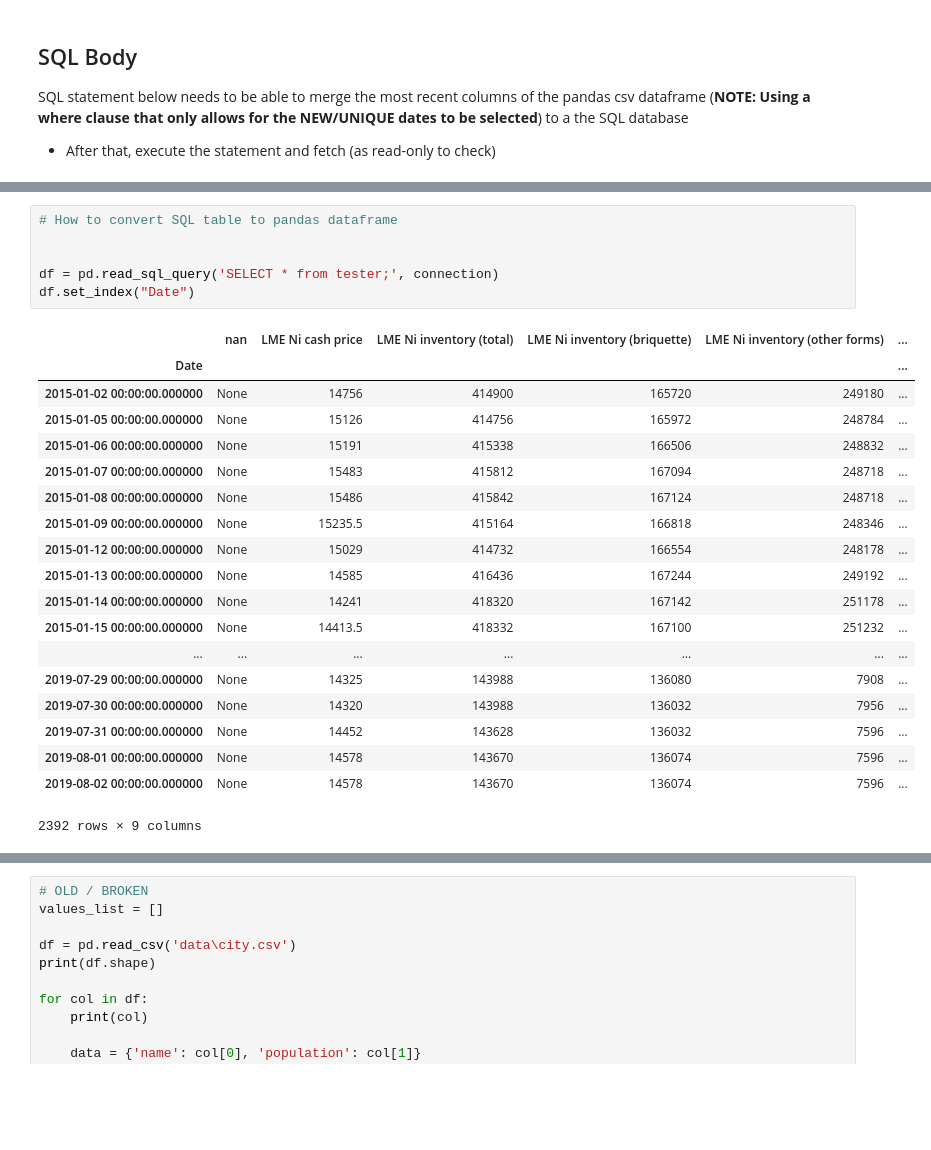
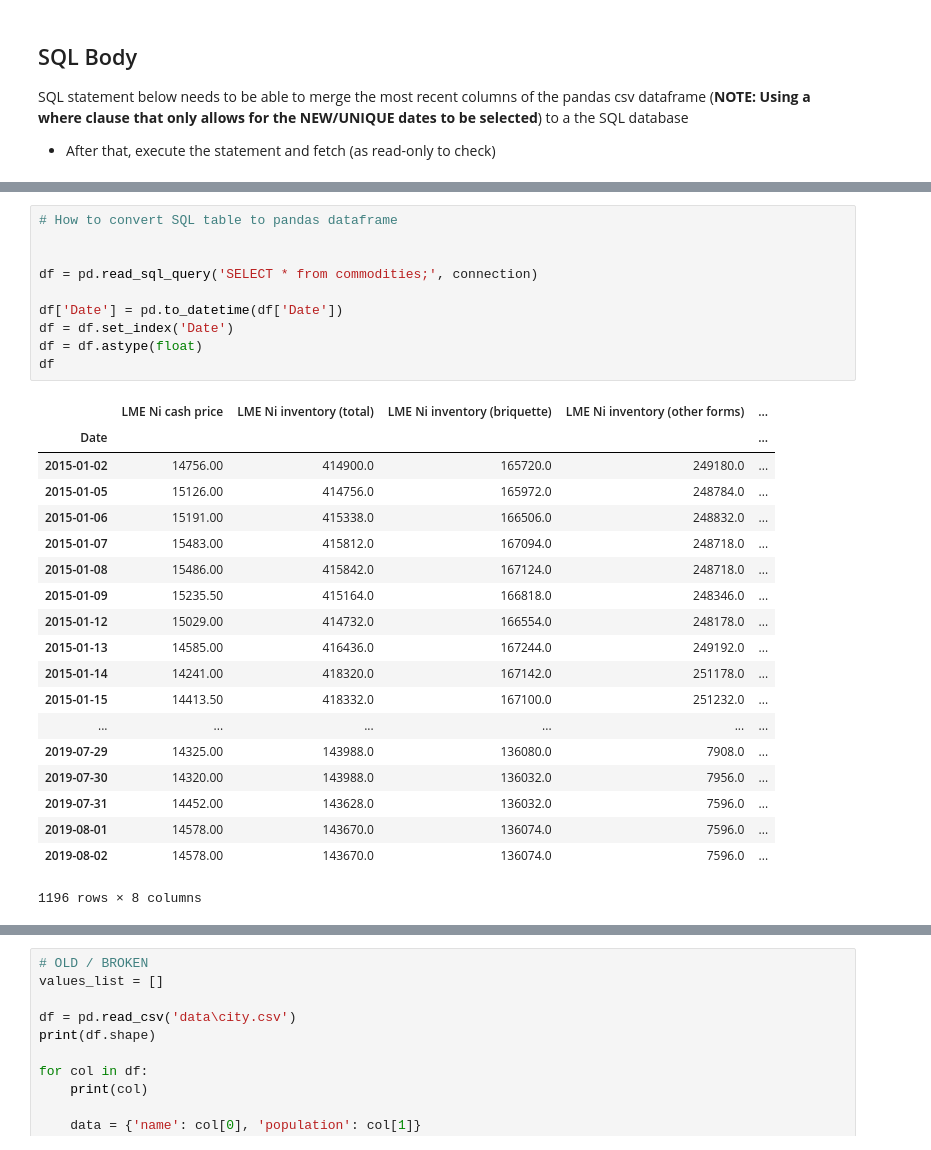
Before and after one commit to chiemiko/metals-research, a Jupyter notebook: SQLite3 Practice.ipynb, the cells around one changed output, grey strips where cells are left out. Drawn from its saved outputs; the diff is of its cells as text; blank space fills up the shorter version.

```diff
--- a/SQLite3 Practice.ipynb
+++ b/SQLite3 Practice.ipynb
@@ -175,26 +161,30 @@ print(engine.table_names())
 # %%
 # How to convert SQL table to pandas dataframe
 
 
-df = pd.read_sql_query('SELECT * from tester;', connection)
-df.set_index("Date")
+df = pd.read_sql_query('SELECT * from commodities;', connection)
+
+df['Date'] = pd.to_datetime(df['Date'])
+df = df.set_index('Date')
+df = df.astype(float)
+df
 # %% [output]
-|  | nan | LME Ni cash price | LME Ni inventory (total) | LME Ni inventory (briquette) | LME Ni inventory (other forms) | ... |
-| Date |  |  |  |  |  | ... |
-| 2015-01-02 00:00:00.000000 | None | 14756 | 414900 | 165720 | 249180 | ... |
-| 2015-01-05 00:00:00.000000 | None | 15126 | 414756 | 165972 | 248784 | ... |
-| 2015-01-06 00:00:00.000000 | None | 15191 | 415338 | 166506 | 248832 | ... |
-| 2015-01-07 00:00:00.000000 | None | 15483 | 415812 | 167094 | 248718 | ... |
-| 2015-01-08 00:00:00.000000 | None | 15486 | 415842 | 167124 | 248718 | ... |
-| 2015-01-09 00:00:00.000000 | None | 15235.5 | 415164 | 166818 | 248346 | ... |
-| 2015-01-12 00:00:00.000000 | None | 15029 | 414732 | 166554 | 248178 | ... |
-| 2015-01-13 00:00:00.000000 | None | 14585 | 416436 | 167244 | 249192 | ... |
-| 2015-01-14 00:00:00.000000 | None | 14241 | 418320 | 167142 | 251178 | ... |
-| 2015-01-15 00:00:00.000000 | None | 14413.5 | 418332 | 167100 | 251232 | ... |
-| ... | ... | ... | ... | ... | ... | ... |
-| 2019-07-29 00:00:00.000000 | None | 14325 | 143988 | 136080 | 7908 | ... |
-| 2019-07-30 00:00:00.000000 | None | 14320 | 143988 | 136032 | 7956 | ... |
-| 2019-07-31 00:00:00.000000 | None | 14452 | 143628 | 136032 | 7596 | ... |
-| 2019-08-01 00:00:00.000000 | None | 14578 | 143670 | 136074 | 7596 | ... |
-| 2019-08-02 00:00:00.000000 | None | 14578 | 143670 | 136074 | 7596 | ... |
+|  | LME Ni cash price | LME Ni inventory (total) | LME Ni inventory (briquette) | LME Ni inventory (other forms) | ... |
+| Date |  |  |  |  | ... |
+| 2015-01-02 | 14756.00 | 414900.0 | 165720.0 | 249180.0 | ... |
+| 2015-01-05 | 15126.00 | 414756.0 | 165972.0 | 248784.0 | ... |
+| 2015-01-06 | 15191.00 | 415338.0 | 166506.0 | 248832.0 | ... |
+| 2015-01-07 | 15483.00 | 415812.0 | 167094.0 | 248718.0 | ... |
+| 2015-01-08 | 15486.00 | 415842.0 | 167124.0 | 248718.0 | ... |
+| 2015-01-09 | 15235.50 | 415164.0 | 166818.0 | 248346.0 | ... |
+| 2015-01-12 | 15029.00 | 414732.0 | 166554.0 | 248178.0 | ... |
+| 2015-01-13 | 14585.00 | 416436.0 | 167244.0 | 249192.0 | ... |
+| 2015-01-14 | 14241.00 | 418320.0 | 167142.0 | 251178.0 | ... |
+| 2015-01-15 | 14413.50 | 418332.0 | 167100.0 | 251232.0 | ... |
+| ... | ... | ... | ... | ... | ... |
+| 2019-07-29 | 14325.00 | 143988.0 | 136080.0 | 7908.0 | ... |
+| 2019-07-30 | 14320.00 | 143988.0 | 136032.0 | 7956.0 | ... |
+| 2019-07-31 | 14452.00 | 143628.0 | 136032.0 | 7596.0 | ... |
+| 2019-08-01 | 14578.00 | 143670.0 | 136074.0 | 7596.0 | ... |
+| 2019-08-02 | 14578.00 | 143670.0 | 136074.0 | 7596.0 | ... |
-2392 rows × 9 columns
+1196 rows × 8 columns
```
Also changed, not shown: parts of 11 cells of this notebook, 18 other files.
